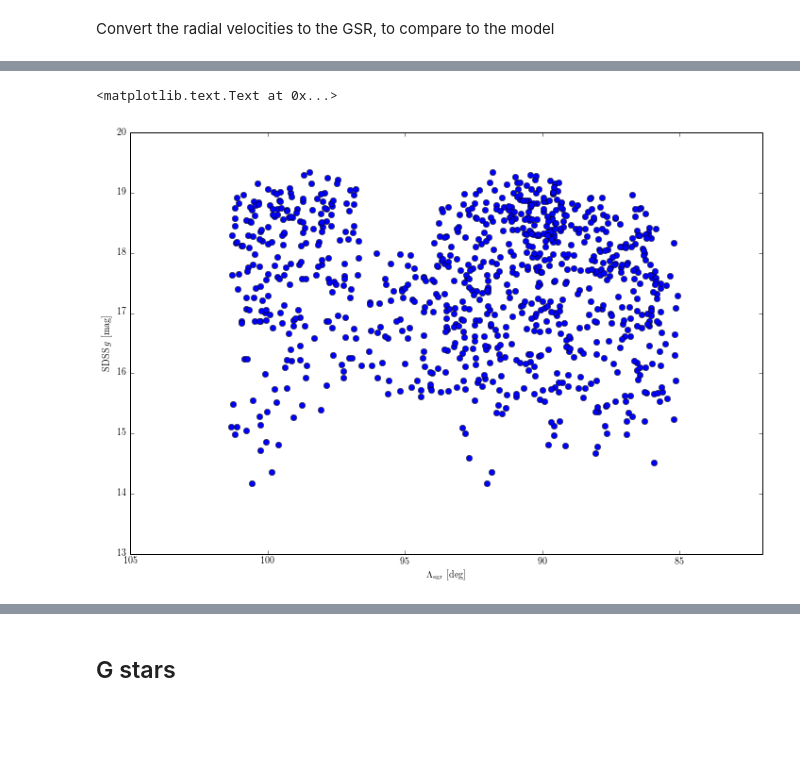
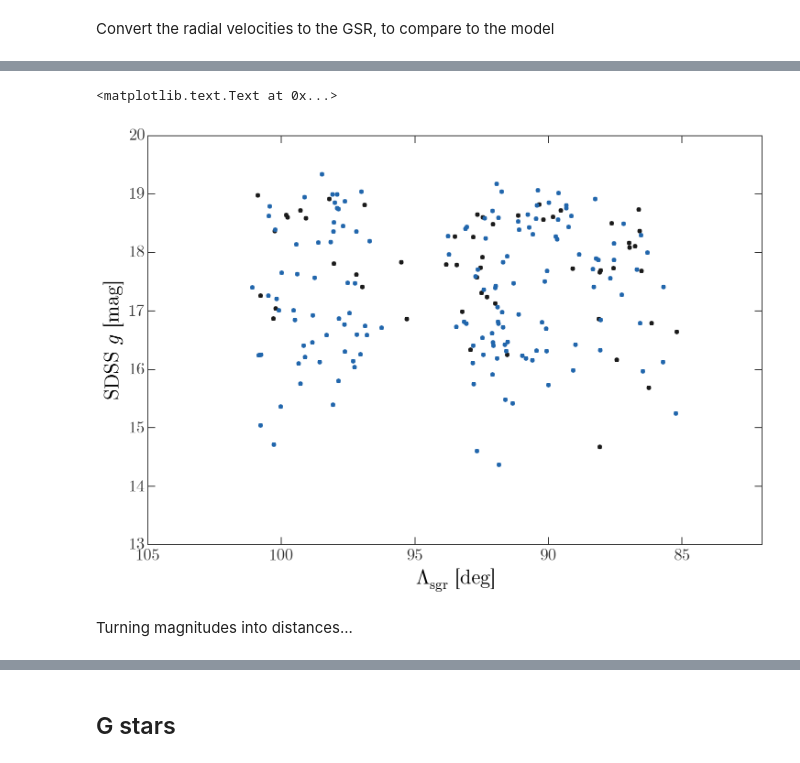
Before and after one commit to adrn/ExtraPlanets, a Jupyter notebook: notebooks/K2 Field 8.ipynb, the cells around one changed output, grey strips where cells are left out. Saved outputs shown, nothing was run; the diff lists cells and outputs as text; code cells hidden in the pictures; blank space fills up the shorter version.

```diff
--- a/notebooks/K2 Field 8.ipynb
+++ b/notebooks/K2 Field 8.ipynb
@@ -178,16 +284,20 @@ plt.ylabel(r"$v_{\rm gsr}$ [km s$^{-1}$]")
 # %%
 fig = plt.figure(figsize=(12,8))
 
-l, = plt.plot(fstars_sgr.Lambda.degree, sdss_fstars['psfMag_g'],
+l, = plt.plot(fstars_sgr.Lambda.degree[vgsr_in_stream_ix_m], sdss_fstars['psfMag_g'][vgsr_in_stream_ix_m],
               marker='o', alpha=1., linestyle='none')
-# plt.plot(fstars_sgr.Lambda.degree[~fstar_mask], sdss_fstars['psfMag_g'][~fstar_mask],
+l, = plt.plot(fstars_sgr.Lambda.degree[vgsr_in_stream_ix_p], sdss_fstars['psfMag_g'][vgsr_in_stream_ix_p],
+              marker='o', alpha=1., linestyle='none')
+# plt.plot(fstars_sgr.Lambda.degree[~vgsr_in_stream_ix], sdss_fstars['psfMag_g'][~vgsr_in_stream_ix],
 #          marker='o', alpha=0.3, linestyle='none', color=l.get_color())
 
 plt.legend(ncol=2, loc='lower left', markerscale=4)
 plt.xlim(105, 82)
 plt.ylim(13, 20)
 plt.xlabel(r"$\Lambda_{\rm sgr}$ [deg]")
 plt.ylabel(r"SDSS $g$ [mag]")
 # %% [output]
 <matplotlib.text.Text at 0x...>
-[figure, old version]
+[figure, new version]
+# %% [markdown]
+Turning magnitudes into distances...
```
Also changed, not shown: parts of 16 cells of this notebook.
